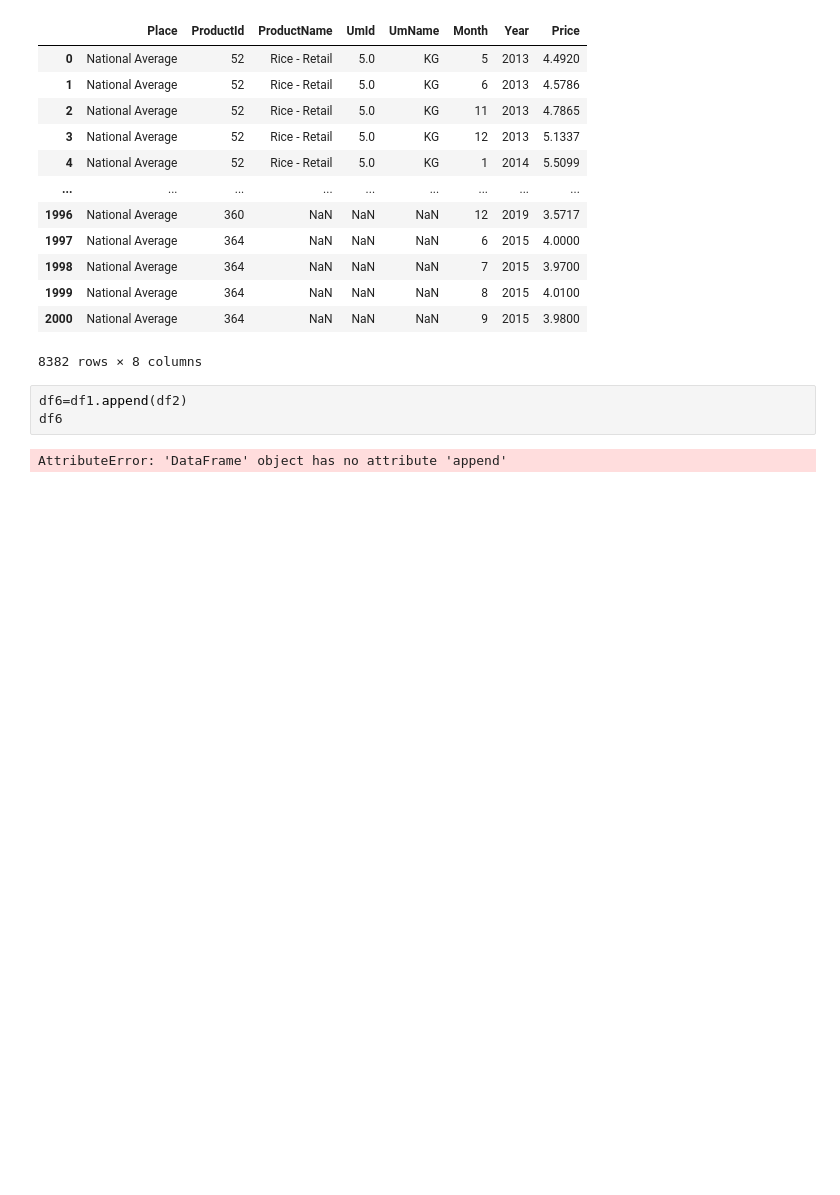
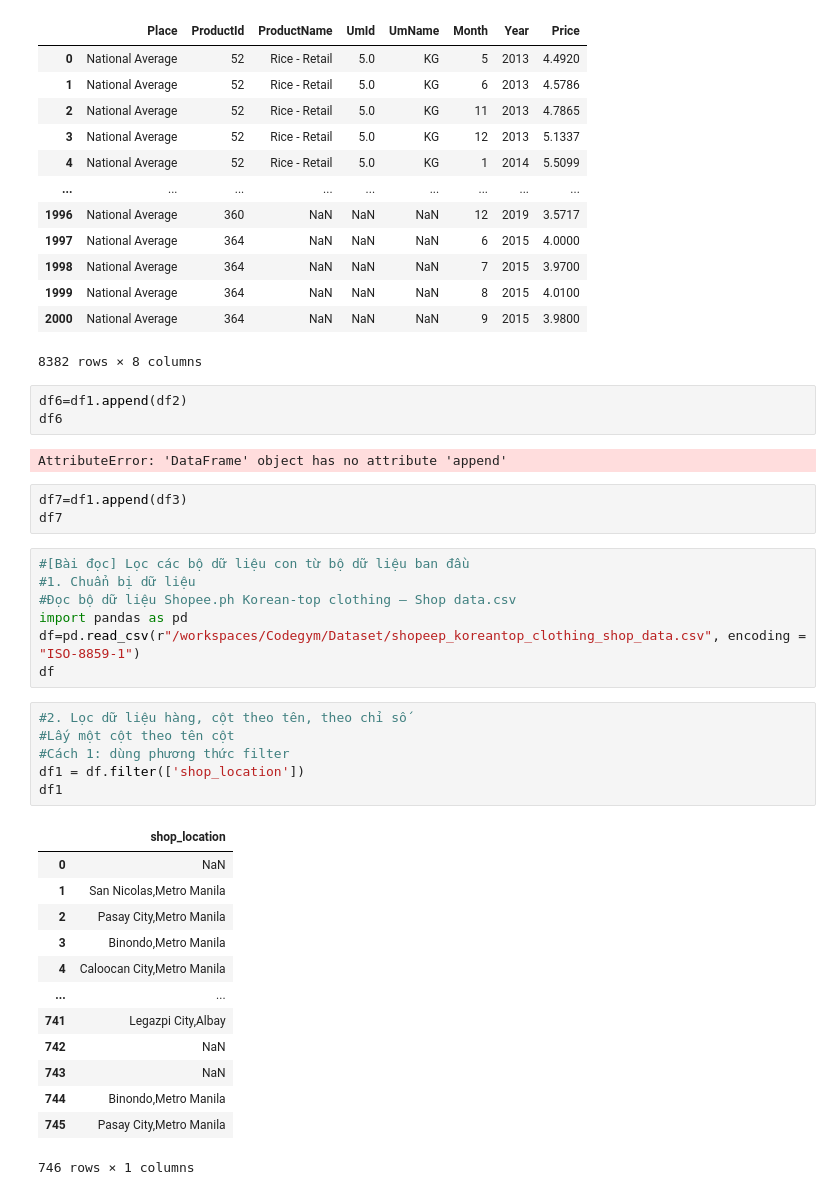
Before and after one commit to hunght92/Codegym, a Jupyter notebook: Học lại.ipynb, the cells around one changed output. Drawn from its saved outputs; the diff is of its cells as text; blank space fills up the shorter version.

```diff
--- a/Học lại.ipynb
+++ b/Học lại.ipynb
@@ -890,3 +890,33 @@ df6=df1.append(df2)
 df6
 # %% [output]
 AttributeError: 'DataFrame' object has no attribute 'append'
+# %%
+df7=df1.append(df3)
+df7
+# %%
+#[Bài đọc] Lọc các bộ dữ liệu con từ bộ dữ liệu ban đầu
+#1. Chuẩn bị dữ liệu
+#Đọc bộ dữ liệu Shopee.ph Korean-top clothing – Shop data.csv
+import pandas as pd
+df=pd.read_csv(r"/workspaces/Codegym/Dataset/shopeep_koreantop_clothing_shop_data.csv", encoding = "ISO-8859-1")
+df
+# %%
+#2. Lọc dữ liệu hàng, cột theo tên, theo chỉ số
+#Lấy một cột theo tên cột
+#Cách 1: dùng phương thức filter
+df1 = df.filter(['shop_location'])
+df1
+# %% [output]
+|  | shop_location |
+| 0 | NaN |
+| 1 | San Nicolas,Metro Manila |
+| 2 | Pasay City,Metro Manila |
+| 3 | Binondo,Metro Manila |
+| 4 | Caloocan City,Metro Manila |
+| ... | ... |
+| 741 | Legazpi City,Albay |
+| 742 | NaN |
+| 743 | NaN |
+| 744 | Binondo,Metro Manila |
+| 745 | Pasay City,Metro Manila |
+746 rows × 1 columns
```
